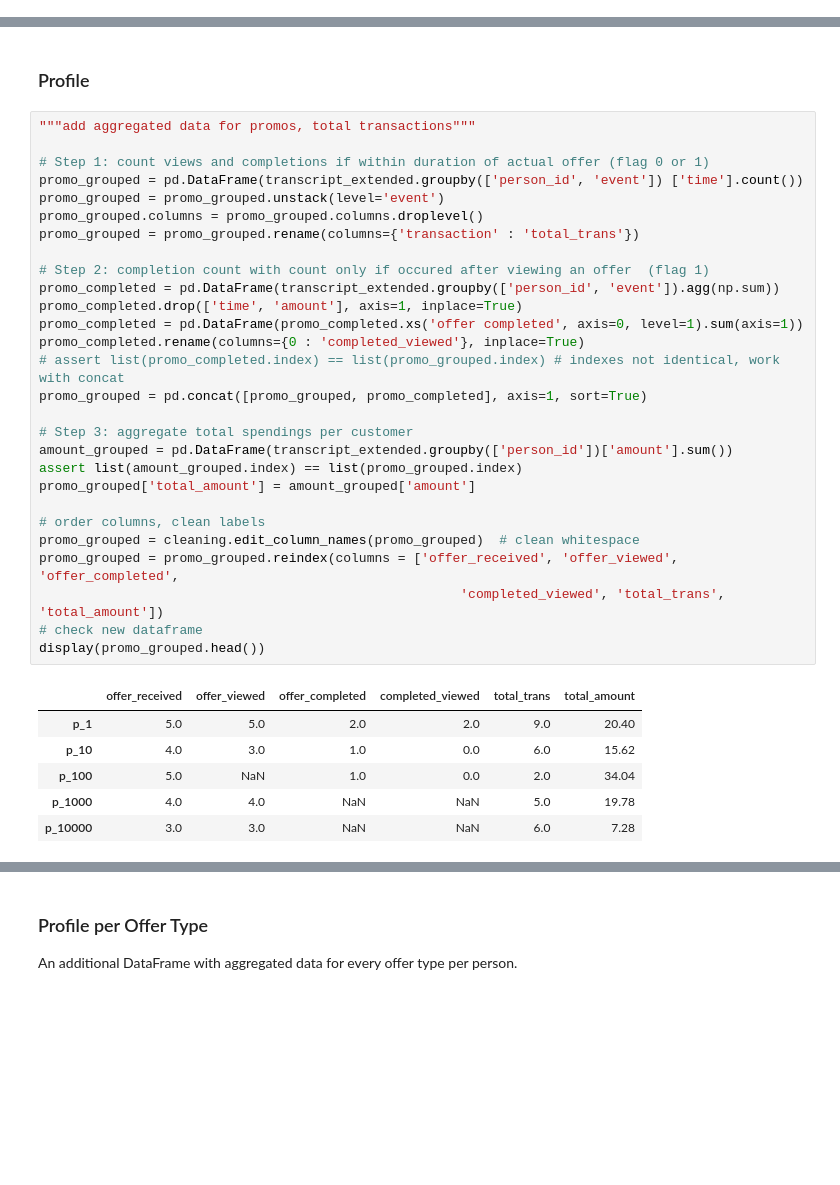
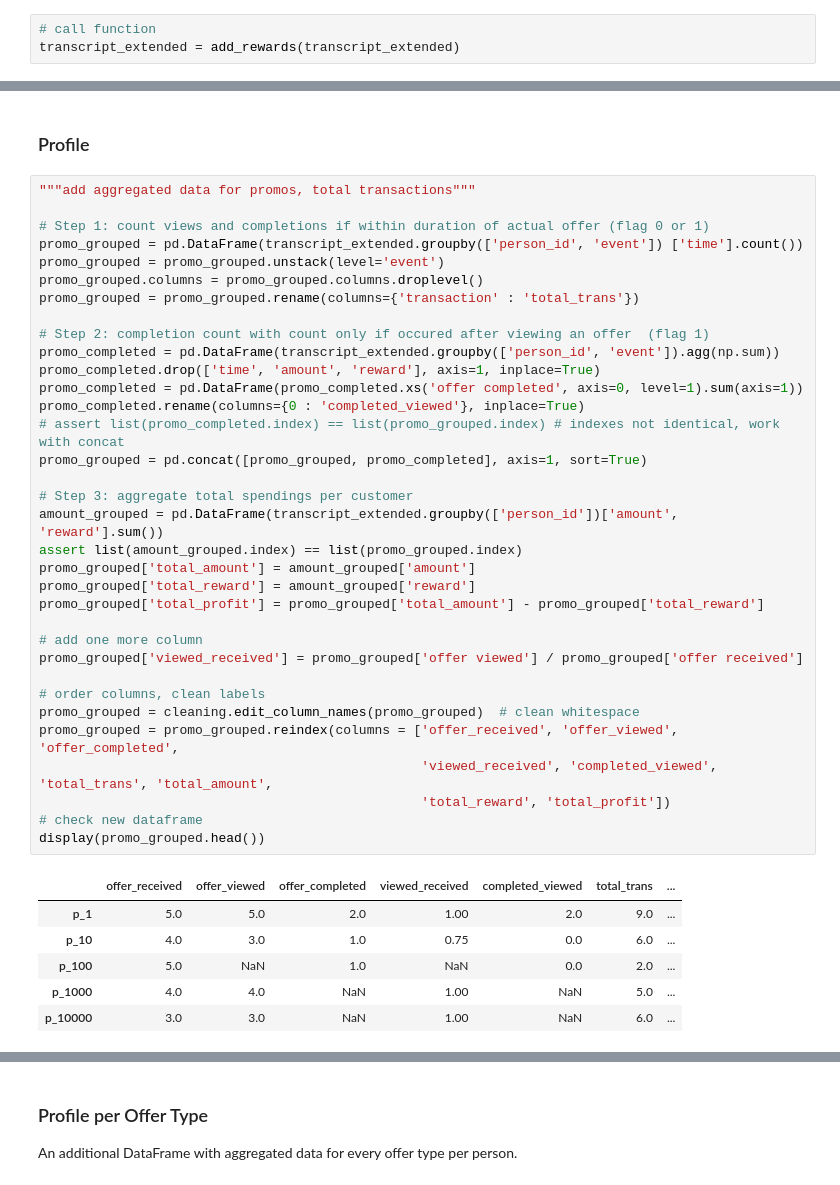
Before and after one commit to rbuerki/segmentation-challenge-starbucks, a Jupyter notebook: 1-data_prep.ipynb, the cells around one changed output, grey strips where cells are left out. Saved outputs shown, nothing was run; the diff lists cells and outputs as text; blank space fills up the shorter version.

Commit message:
FEAT: add profit to transcript and profile

```diff
--- a/1-data_prep.ipynb
+++ b/1-data_prep.ipynb
@@ -627,0 +660,3 @@ transcript_extended.loc[transcript_extended['person_id'] == 'p_100']
+# %%
+# call function
+transcript_extended = add_rewards(transcript_extended)
@@ -694,36 +750,42 @@ portfolio_extended
 # %%
 """add aggregated data for promos, total transactions"""
 
 # Step 1: count views and completions if within duration of actual offer (flag 0 or 1)
 promo_grouped = pd.DataFrame(transcript_extended.groupby(['person_id', 'event']) ['time'].count())
 promo_grouped = promo_grouped.unstack(level='event')
 promo_grouped.columns = promo_grouped.columns.droplevel()
 promo_grouped = promo_grouped.rename(columns={'transaction' : 'total_trans'})
 
 # Step 2: completion count with count only if occured after viewing an offer  (flag 1)
 promo_completed = pd.DataFrame(transcript_extended.groupby(['person_id', 'event']).agg(np.sum))
-promo_completed.drop(['time', 'amount'], axis=1, inplace=True)
+promo_completed.drop(['time', 'amount', 'reward'], axis=1, inplace=True)
 promo_completed = pd.DataFrame(promo_completed.xs('offer completed', axis=0, level=1).sum(axis=1))
 promo_completed.rename(columns={0 : 'completed_viewed'}, inplace=True)
 # assert list(promo_completed.index) == list(promo_grouped.index) # indexes not identical, work with concat
 promo_grouped = pd.concat([promo_grouped, promo_completed], axis=1, sort=True)
 
 # Step 3: aggregate total spendings per customer
-amount_grouped = pd.DataFrame(transcript_extended.groupby(['person_id'])['amount'].sum())
+amount_grouped = pd.DataFrame(transcript_extended.groupby(['person_id'])['amount', 'reward'].sum())
 assert list(amount_grouped.index) == list(promo_grouped.index)
 promo_grouped['total_amount'] = amount_grouped['amount']
+promo_grouped['total_reward'] = amount_grouped['reward']
+promo_grouped['total_profit'] = promo_grouped['total_amount'] - promo_grouped['total_reward']
+
+# add one more column
+promo_grouped['viewed_received'] = promo_grouped['offer viewed'] / promo_grouped['offer received']
 
 # order columns, clean labels
 promo_grouped = cleaning.edit_column_names(promo_grouped)  # clean whitespace
 promo_grouped = promo_grouped.reindex(columns = ['offer_received', 'offer_viewed', 'offer_completed',
-                                                      'completed_viewed', 'total_trans', 'total_amount'])
+                                                 'viewed_received', 'completed_viewed', 'total_trans', 'total_amount',
+                                                 'total_reward', 'total_profit'])
 # check new dataframe
 display(promo_grouped.head())
 # %% [output]
-|  | offer_received | offer_viewed | offer_completed | completed_viewed | total_trans | total_amount |
-| p_1 | 5.0 | 5.0 | 2.0 | 2.0 | 9.0 | 20.40 |
-| p_10 | 4.0 | 3.0 | 1.0 | 0.0 | 6.0 | 15.62 |
-| p_100 | 5.0 | NaN | 1.0 | 0.0 | 2.0 | 34.04 |
-| p_1000 | 4.0 | 4.0 | NaN | NaN | 5.0 | 19.78 |
-| p_10000 | 3.0 | 3.0 | NaN | NaN | 6.0 | 7.28 |
+|  | offer_received | offer_viewed | offer_completed | viewed_received | completed_viewed | total_trans | ... |
+| p_1 | 5.0 | 5.0 | 2.0 | 1.00 | 2.0 | 9.0 | ... |
+| p_10 | 4.0 | 3.0 | 1.0 | 0.75 | 0.0 | 6.0 | ... |
+| p_100 | 5.0 | NaN | 1.0 | NaN | 0.0 | 2.0 | ... |
+| p_1000 | 4.0 | 4.0 | NaN | 1.00 | NaN | 5.0 | ... |
+| p_10000 | 3.0 | 3.0 | NaN | 1.00 | NaN | 6.0 | ... |
 # %%
```
Also changed, not shown: parts of 16 cells of this notebook.
